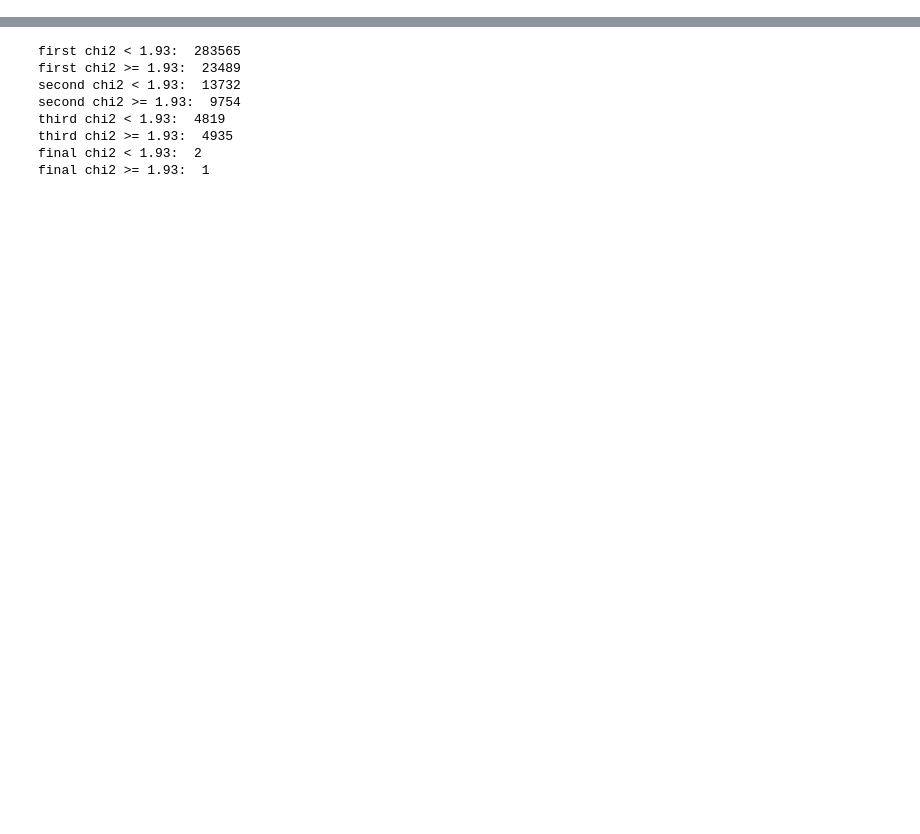
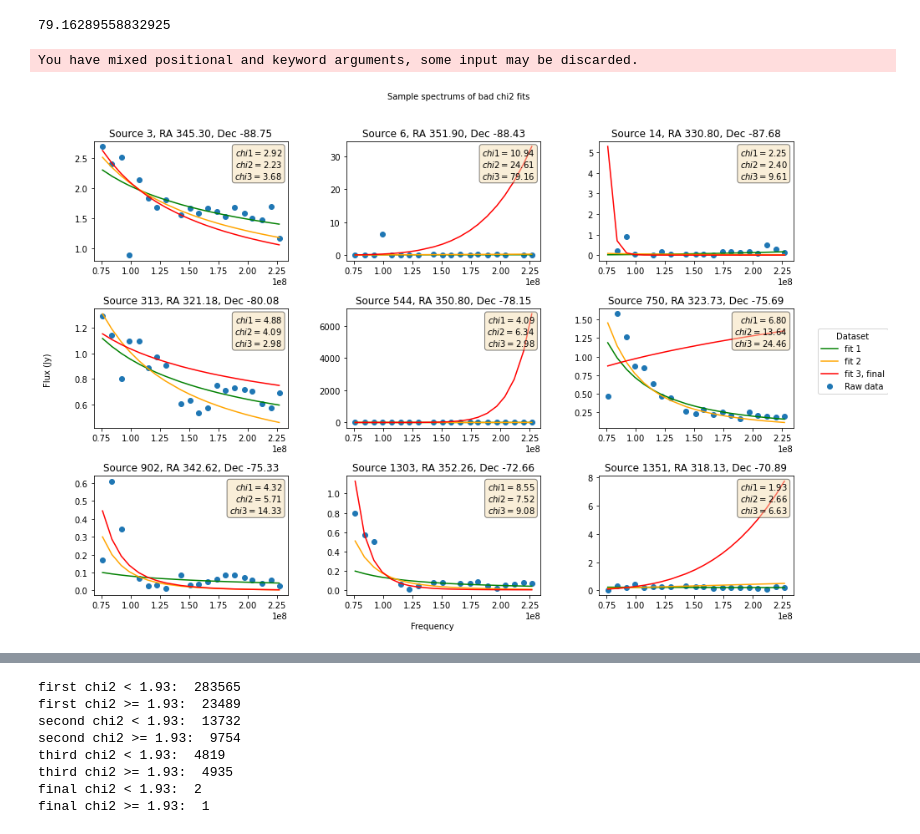
Before and after one commit to EoRImaging/GleamPlusFullSpectrum, a Jupyter notebook: scripts/catalog_fits.ipynb, the cells around one changed output, grey strips where cells are left out. Cells and saved outputs as stored; diff of their text form; code cells hidden in the pictures; blank space fills up the shorter version.

Commit message:
reformatted fitting and plots

```diff
--- a/scripts/catalog_fits.ipynb
+++ b/scripts/catalog_fits.ipynb
@@ -146,0 +168,43 @@ fit_parameters = np.delete(fit_parameters, [0,0], axis = 0)
+# %%
+bad_chi2[1][6]
+# %% [output]
+79.16289558832925
+# %%
+fig, axs = plt.subplots(3,3, figsize=(15, 10), facecolor='w', edgecolor='k')
+fig.subplots_adjust(hspace = .4, wspace=.3)
+
+axs = axs.ravel()
+
+for i in range(9):
+
+    source_num = bad_chi2[i][0]
+
+    #data plots
+    axs[i].plot(source_dict[bad_chi2[i][0]]['freqs'], bad_chi2[i][1], label = "first fit", color = "green")
+    axs[i].plot(source_dict[bad_chi2[i][0]]['freqs'], bad_chi2[i][2], label = "second fit", color = "orange")
+    axs[i].plot(source_dict[bad_chi2[i][0]]['freqs'], source_dict[bad_chi2[i][0]]['all_freqs_fitted_data'], label = "final fit", color = 'red')
+    axs[i].scatter(source_dict[bad_chi2[i][0]]['freqs'], gleam_catalog.stokes.value[0,:,source_num], label = "Raw data")
+    axs[i].set_title("Source "+ str(source_num) + ", RA " + "{:.2f}".format(source_dict[bad_chi2[i][0]]['ra']) + ", Dec " + "{:.2f}".format(source_dict[bad_chi2[i][0]]['dec']))
+
+    #floating box
+    textstr = '\n'.join((
+    r'$chi1=%.2f$' % (bad_chi2[i][4]),
+    r'$chi2=%.2f$' % (bad_chi2[i][5]),
+    r'$chi3=%.2f$' % (bad_chi2[i][6])))
+
+    props = dict(boxstyle = "round", facecolor = "wheat", alpha = .5)
+    axs[i].text(0.97, 0.95, textstr, horizontalalignment='right', verticalalignment='top', transform=axs[i].transAxes, bbox = props)
+
+fig.legend(axs,     # The line objects
+           labels=["fit 1", "fit 2", "fit 3, final", "Raw data"],   # The labels for each line
+           loc="center right",   # Position of legend
+           borderaxespad=0.1,    # Small spacing around legend box
+           title="Dataset"  # Title for the legend
+           )
+fig.text(0.5, 0.07, 'Frequency', ha='center')
+fig.text(0.07, 0.5, 'Flux (Jy)', va='center', rotation='vertical')
+fig.text(.45, .95, "Sample spectrums of bad chi2 fits")
+fig.savefig("/Users/Kiana1/uwradcos/plots/bad_chi2_spectrums.png")
+# %% [output]
+You have mixed positional and keyword arguments, some input may be discarded.
+[figure, added]
```
Also changed, not shown: parts of 26 cells of this notebook.
